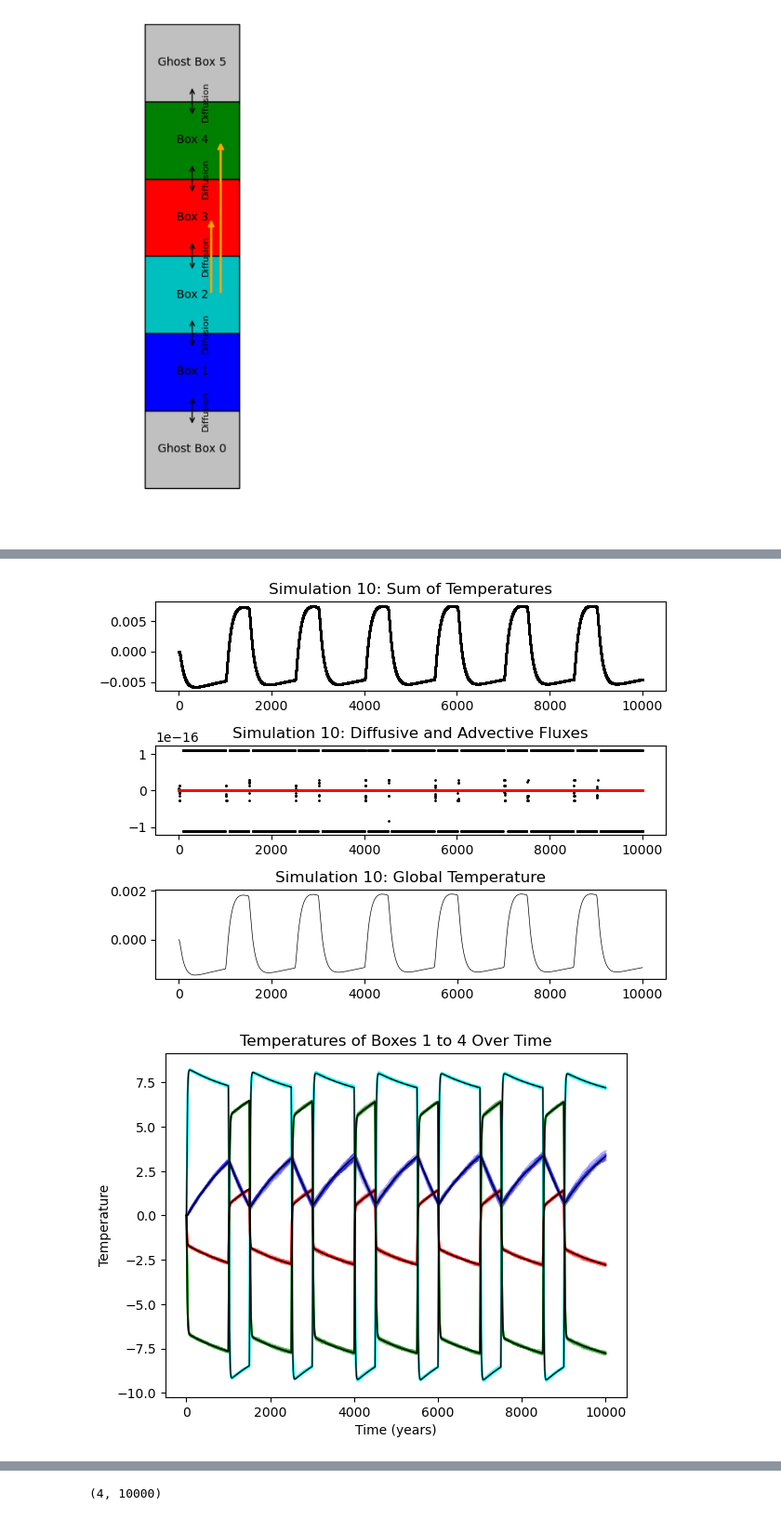
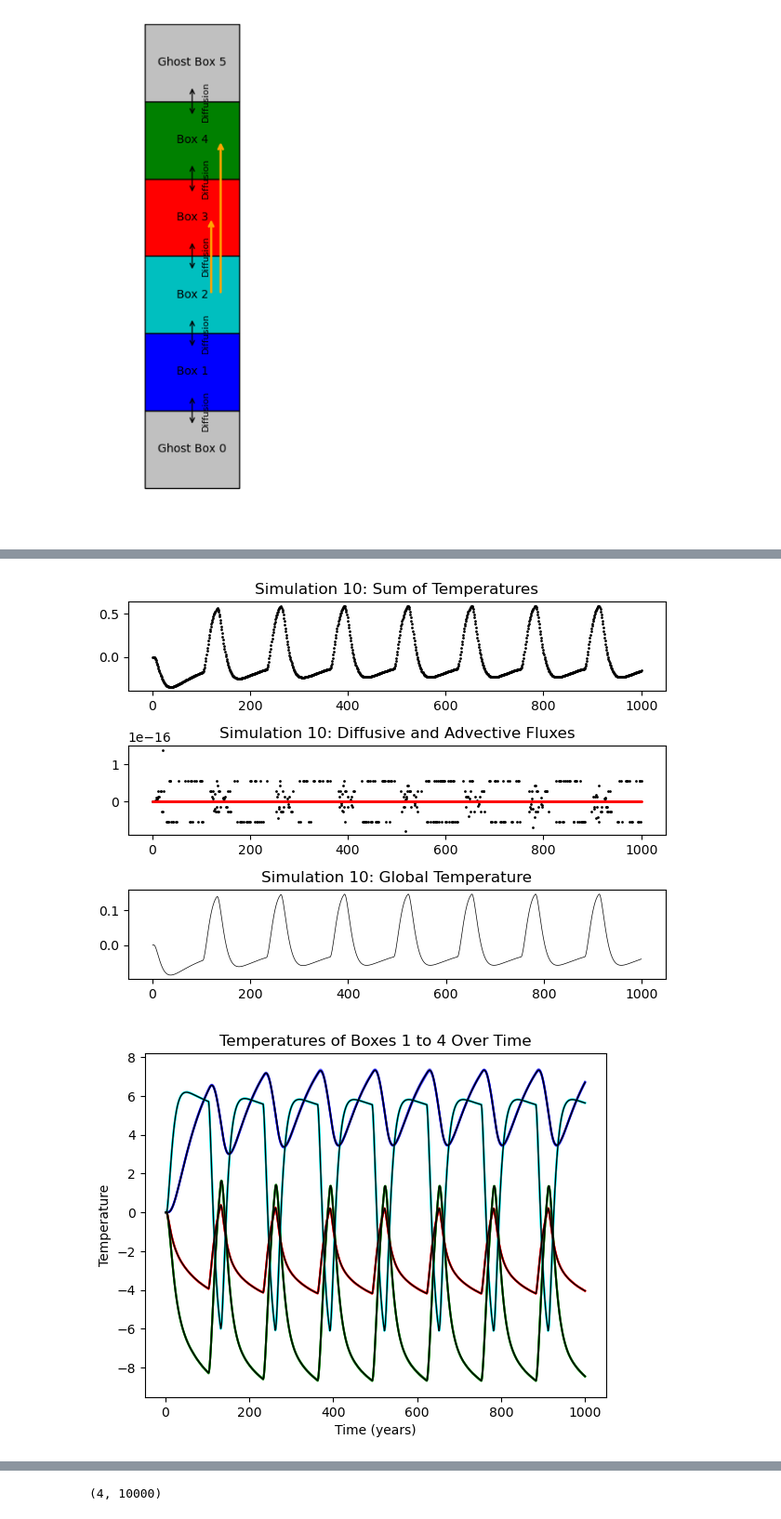
Before and after one commit to Peisong-Zheng/DO_causality, a Jupyter notebook: One_D_model_TBK_GPDC.ipynb, the cells around one changed output, grey strips where cells are left out. Shown at 93% size. Drawn from its saved outputs; the diff is of its cells as text; code cells hidden in the pictures.

```diff
--- a/One_D_model_TBK_GPDC.ipynb
+++ b/One_D_model_TBK_GPDC.ipynb
@@ -0,0 +36,22 @@
+# %%
+import numpy as np
+import matplotlib.pyplot as plt
+import tigramite
+from tigramite import data_processing as pp
+from tigramite import plotting as tp
+from tigramite.pcmci import PCMCI
+from tigramite.independence_tests import parcorr, gpdc, cmiknn
+import pandas as pd
+
+idx = 9  # Index of the last simulation without noise
+# Convert the dictionary to an array suitable for Tigramite's DataFrame
+data_array = Temps[idx, 0, 1:5, :].T
+
+# Create a Tigramite DataFrame object
+var_names = [f"Box {k+1}" for k in range(4)]
+
+# create adataframe called 'df4stationary_check' with the data_array and the variable names
+df4stationary_check= pd.DataFrame(data_array, columns=var_names)
+
+dataframe_TEMP = pp.DataFrame(data_array, datatime=np.arange(data_array.shape[0]), var_names=var_names)
+tp.plot_timeseries(dataframe_TEMP,label_fontsize=15,tick_label_size=10)
@@ -103,11 +284,18 @@ ny = 4     # core boxes akin to latitude (don't change!)
 lengthx = 1  # domain length along x (unitless) (don't change!)
 lengthy = 4  # domain length along y (unitless) don't change!)
 
+# dt = 1       # time step [nominally yr]  (there are some stability check below)
+# runlength = 10000  # length in years  <======CAN CHANGE
+# nsteps = int(runlength / dt)  # number of timesteps (feel free to change)
+# bpss_reoccurence = 1000  # recurrence interval in years <======CAN CHANGE
+# bpss_length = 500        # length of perturbation in years <======CAN CHANGE
+
+
 dt = 1       # time step [nominally yr]  (there are some stability check below)
-runlength = 10000  # length in years  <======CAN CHANGE
+runlength = 1000  # length in years  <======CAN CHANGE
 nsteps = int(runlength / dt)  # number of timesteps (feel free to change)
-bpss_reoccurence = 1000  # recurrence interval in years <======CAN CHANGE
-bpss_length = 500        # length of perturbation in years <======CAN CHANGE
+bpss_reoccurence = 100  # recurrence interval in years <======CAN CHANGE
+bpss_length = 10        # length of perturbation in years <======CAN CHANGE
 
 num_simulations = 10  # Total number of simulations
 
@@ -143,10 +331,14 @@ for i in range(1, num_simulations + 1):  # this is a little loop which runs 9 si
     arb_bpss_tau = 10     # this sets the rate (nominally years) that the model moves towards the full bipolar seesaw heat flux.
 
     rectifier_global_temp = 0      # this forces the global average temperature to tend to the set value
-    rectifier_global_tau = 100     # this sets the rate (nominally years) that the model tends back to the set values. If you want to turn off the effect, set it to a very large number.
+    # rectifier_global_tau = 100     # this sets the rate (nominally years) that the model tends back to the set values. If you want to turn off the effect, set it to a very large number.
+    rectifier_global_tau = 1
+
 
     rectifier_area_temp = 0        # this forces a set of grid cells in the model to to the set value.
-    rectifier_area_tau = 100000    # this sets the rate (nominally years) that the model tends back to the set values. If you want to turn off the effect, set it to a very large number.
+    # rectifier_area_tau = 100000    # this sets the rate (nominally years) that the model tends back to the set values. If you want to turn off the effect, set it to a very large number.
+    rectifier_area_tau = 10
+
 
     gain = [0, 0, 0, 0, 0, 0]      # this currently doesn't work..
 
@@ -330,2 +522,2 @@ plt.show()
-[figure, old version]
+[figure, new version]
-[figure, old version]
+[figure, new version]
```
Also changed, not shown: parts of 17 cells of this notebook, 3 other files.
